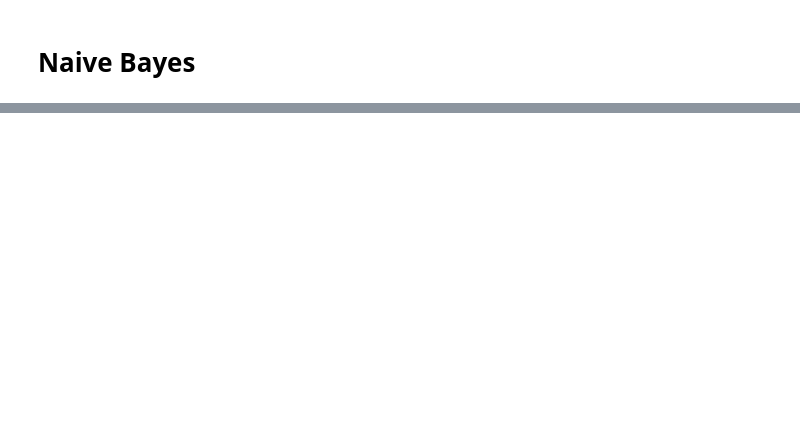
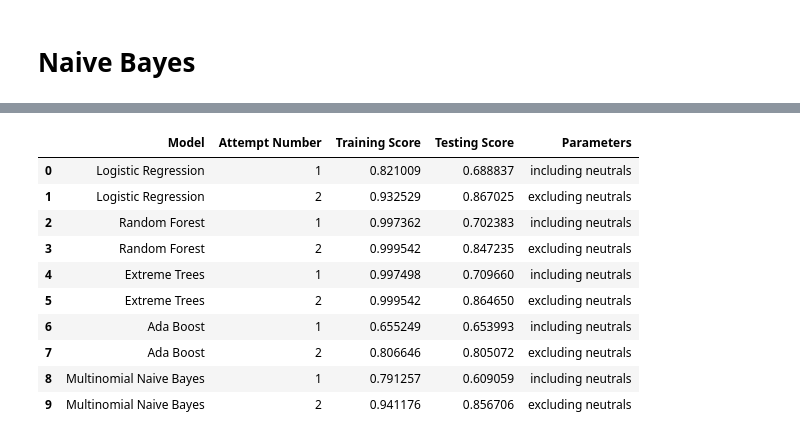
Before and after one commit to mcmanuscw/Project_4-Group_1, a Jupyter notebook: Sentimental_Analysis.ipynb, the cells around one changed output, grey strips where cells are left out. Saved outputs shown, nothing was run; the diff lists cells and outputs as text; code cells hidden in the pictures; blank space fills up the shorter version.

Commit message:
performance

```diff
--- a/Sentimental_Analysis.ipynb
+++ b/Sentimental_Analysis.ipynb
@@ -219,7 +250,11 @@ weighted avg       0.88      0.88      0.88      4091
 from sklearn.ensemble import RandomForestClassifier
 
 twitter_classi = RandomForestClassifier(n_estimators=300, random_state=0)
-create_model(tweets_df, 1, twitter_classi, train_size=.8)
-create_model(tweets_no_neut, 2, twitter_classi, train_size=.8)
+
+training_score, testing_score = create_model(tweets_df, 1, twitter_classi, train_size=.8)
+performance_df.loc[len(performance_df.index)] = ['Random Forest', 1, training_score, testing_score, 'including neutrals']
+
+training_score, testing_score = create_model(tweets_no_neut, 2, twitter_classi, train_size=.8)
+performance_df.loc[len(performance_df.index)] = ['Random Forest', 2, training_score, testing_score, 'excluding neutrals']
 # %% [output]
 Attempt 1 ----------------------------------------
@@ -245,7 +280,11 @@ weighted avg       0.85      0.85      0.85      3273
 from sklearn.ensemble import ExtraTreesClassifier
 
 twitter_ex = ExtraTreesClassifier(random_state=1)
-create_model(tweets_df, 1, twitter_ex, train_size=.8)
-create_model(tweets_no_neut, 2, twitter_ex, train_size=.8)
+
+training_score, testing_score = create_model(tweets_df, 1, twitter_ex, train_size=.8)
+performance_df.loc[len(performance_df.index)] = ['Extreme Trees', 1, training_score, testing_score, 'including neutrals']
+
+training_score, testing_score = create_model(tweets_no_neut, 2, twitter_ex, train_size=.8)
+performance_df.loc[len(performance_df.index)] = ['Extreme Trees', 2, training_score, testing_score, 'excluding neutrals']
 # %% [output]
 Attempt 1 ----------------------------------------
@@ -270,7 +309,11 @@ weighted avg       0.87      0.86      0.86      3273
 # %%
 from sklearn.ensemble import AdaBoostClassifier
 twitter_ada = AdaBoostClassifier(random_state=1)
-create_model(tweets_df, 1, twitter_ada, train_size=.8)
-create_model(tweets_no_neut, 2, twitter_ada, train_size=.8)
+
+training_score, testing_score = create_model(tweets_df, 1, twitter_ada, train_size=.8)
+performance_df.loc[len(performance_df.index)] = ['Ada Boost', 1, training_score, testing_score, 'including neutrals']
+
+training_score, testing_score = create_model(tweets_no_neut, 2, twitter_ada, train_size=.8)
+performance_df.loc[len(performance_df.index)] = ['Ada Boost', 2, training_score, testing_score, 'excluding neutrals']
 # %% [output]
 Attempt 1 ----------------------------------------
@@ -293,10 +348,12 @@ weighted avg       0.82      0.80      0.80      3273
 # %% [markdown]
 # Naive Bayes
 # %%
+from sklearn.naive_bayes import MultinomialNB
+
 mnb = MultinomialNB()
-y_pred = mnb.fit(X_train_tfidf, y_train).predict(X_test_tfidf)
 
-from sklearn import metrics
-accuracy_score = metrics.accuracy_score(y_pred, y_test)
+training_score, testing_score = create_model(tweets_df,1,mnb,train_size=0.8)
+performance_df.loc[len(performance_df.index)] = ['Multinomial Naive Bayes', 1, training_score, testing_score, 'including neutrals']
 
-print(accuracy_score)
+training_score, testing_score = create_model(tweets_no_neut,2,mnb,train_size=0.8)
+performance_df.loc[len(performance_df.index)] = ['Multinomial Naive Bayes', 2, training_score, testing_score, 'excluding neutrals']
@@ -302,0 +378,14 @@ print(accuracy_score)
+# %%
+performance_df
+# %% [output]
+|  | Model | Attempt Number | Training Score | Testing Score | Parameters |
+| 0 | Logistic Regression | 1 | 0.821009 | 0.688837 | including neutrals |
+| 1 | Logistic Regression | 2 | 0.932529 | 0.867025 | excluding neutrals |
+| 2 | Random Forest | 1 | 0.997362 | 0.702383 | including neutrals |
+| 3 | Random Forest | 2 | 0.999542 | 0.847235 | excluding neutrals |
+| 4 | Extreme Trees | 1 | 0.997498 | 0.709660 | including neutrals |
+| 5 | Extreme Trees | 2 | 0.999542 | 0.864650 | excluding neutrals |
+| 6 | Ada Boost | 1 | 0.655249 | 0.653993 | including neutrals |
+| 7 | Ada Boost | 2 | 0.806646 | 0.805072 | excluding neutrals |
+| 8 | Multinomial Naive Bayes | 1 | 0.791257 | 0.609059 | including neutrals |
+| 9 | Multinomial Naive Bayes | 2 | 0.941176 | 0.856706 | excluding neutrals |
```
Also changed, not shown: parts of 13 cells of this notebook.
